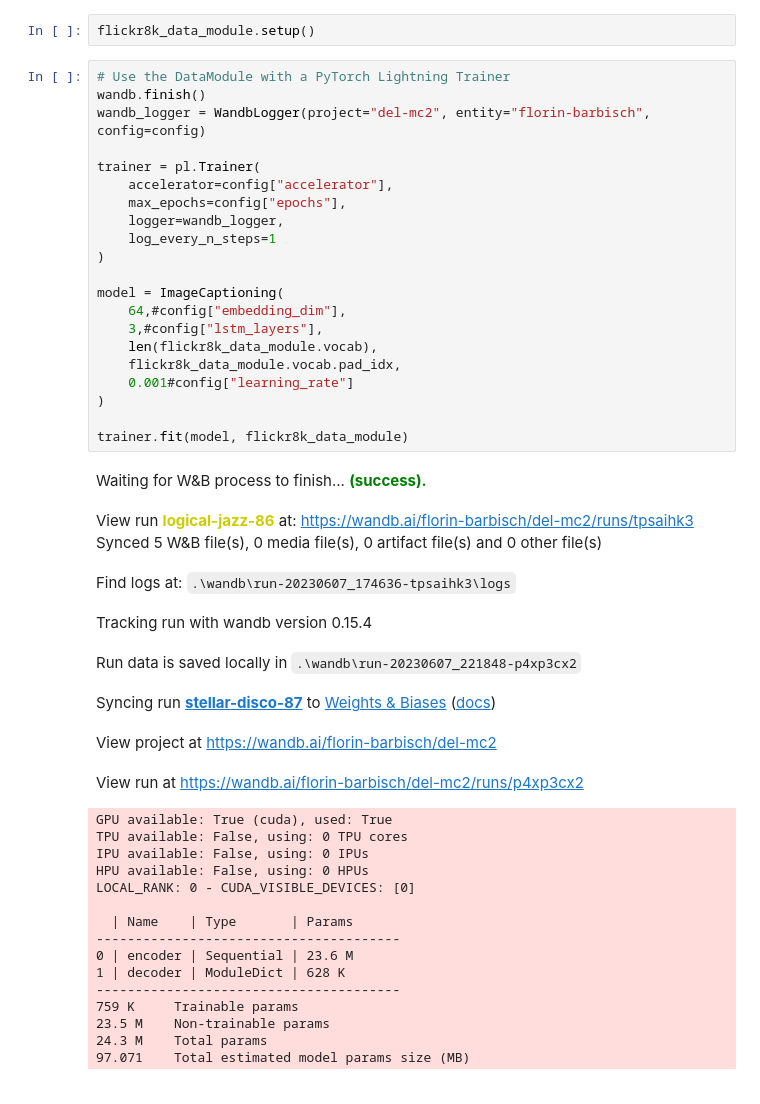
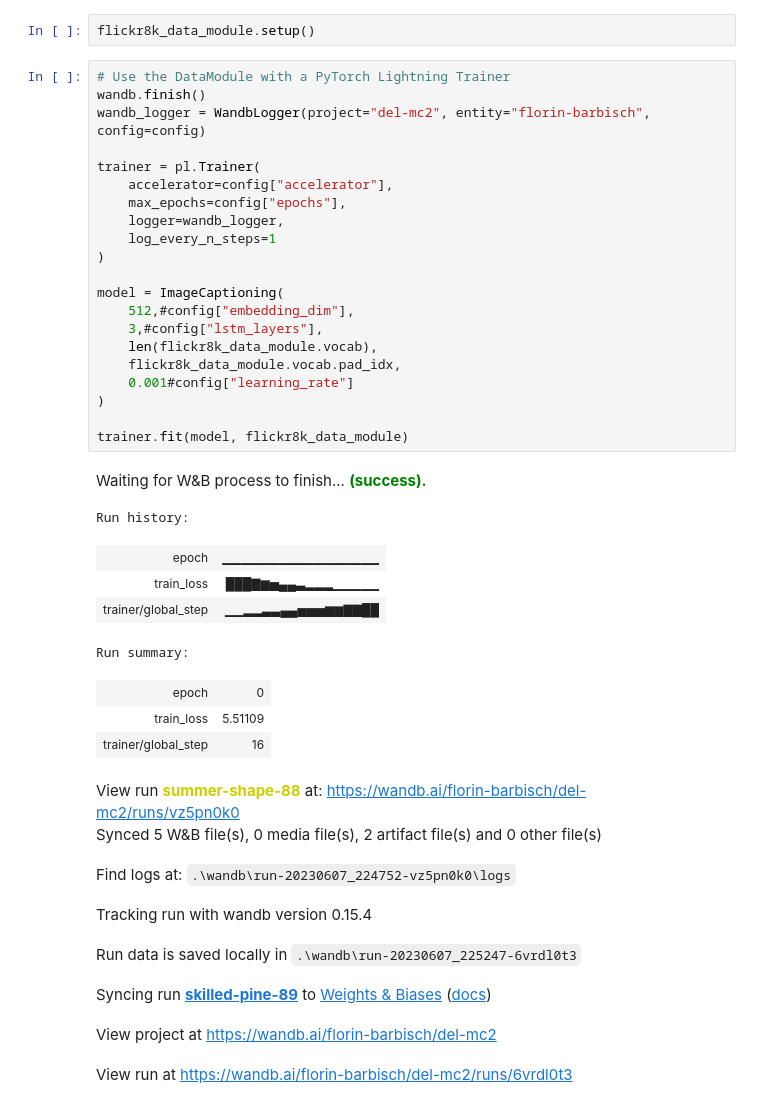
Before and after one commit to florinbarbisch/del, a Jupyter notebook: mc2.ipynb, the cells around one changed output. Drawn from its saved outputs; the diff is of its cells as text.

```diff
--- a/mc2.ipynb
+++ b/mc2.ipynb
@@ -525,46 +523,39 @@ flickr8k_data_module.setup()
 # %%
 # Use the DataModule with a PyTorch Lightning Trainer
 wandb.finish()
 wandb_logger = WandbLogger(project="del-mc2", entity="florin-barbisch", config=config)
 
 trainer = pl.Trainer(
     accelerator=config["accelerator"],
     max_epochs=config["epochs"],
     logger=wandb_logger,
     log_every_n_steps=1
 )
 
 model = ImageCaptioning(
-    64,#config["embedding_dim"],
+    512,#config["embedding_dim"],
     3,#config["lstm_layers"],
     len(flickr8k_data_module.vocab),
     flickr8k_data_module.vocab.pad_idx,
     0.001#config["learning_rate"]
 )
 
 trainer.fit(model, flickr8k_data_module)
 # %% [output]
 Waiting for W&B process to finish... (success).
+Run history:
+| epoch | ▁▁▁▁▁▁▁▁▁▁▁▁▁▁▁▁▁ |
+| train_loss | ███▇▆▅▄▄▃▂▂▂▁▁▁▁▁ |
+| trainer/global_step | ▁▁▂▂▃▃▄▄▅▅▅▆▆▇▇██ |
+Run summary:
+| epoch | 0 |
+| train_loss | 5.51109 |
+| trainer/global_step | 16 |
-View run logical-jazz-86 at: https://wandb.ai/florin-barbisch/del-mc2/runs/tpsaihk3
-Synced 5 W&B file(s), 0 media file(s), 0 artifact file(s) and 0 other file(s)
+View run summer-shape-88 at: https://wandb.ai/florin-barbisch/del-mc2/runs/vz5pn0k0
+Synced 5 W&B file(s), 0 media file(s), 2 artifact file(s) and 0 other file(s)
-Find logs at: .\wandb\run-20230607_174636-tpsaihk3\logs
+Find logs at: .\wandb\run-20230607_224752-vz5pn0k0\logs
 Tracking run with wandb version 0.15.4
-Run data is saved locally in .\wandb\run-20230607_221848-p4xp3cx2
+Run data is saved locally in .\wandb\run-20230607_225247-6vrdl0t3
-Syncing run stellar-disco-87 to Weights & Biases (docs)
+Syncing run skilled-pine-89 to Weights & Biases (docs)
 View project at https://wandb.ai/florin-barbisch/del-mc2
-View run at https://wandb.ai/florin-barbisch/del-mc2/runs/p4xp3cx2
+View run at https://wandb.ai/florin-barbisch/del-mc2/runs/6vrdl0t3
-GPU available: True (cuda), used: True
-TPU available: False, using: 0 TPU cores
-IPU available: False, using: 0 IPUs
-HPU available: False, using: 0 HPUs
-LOCAL_RANK: 0 - CUDA_VISIBLE_DEVICES: [0]
-
-  | Name    | Type       | Params
----------------------------------------
-0 | encoder | Sequential | 23.6 M
-1 | decoder | ModuleDict | 628 K
----------------------------------------
-759 K     Trainable params
-23.5 M    Non-trainable params
-24.3 M    Total params
-97.071    Total estimated model params size (MB)
```
Also changed, not shown: parts of 4 cells of this notebook.
